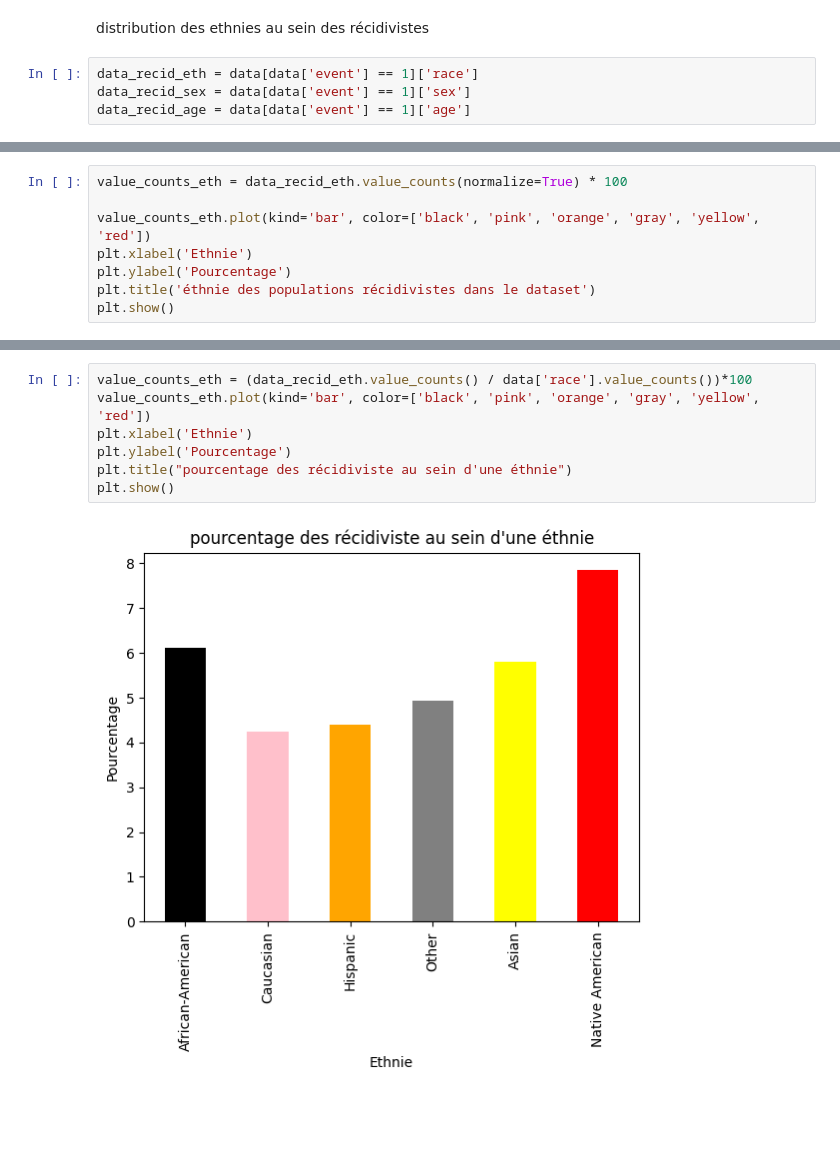
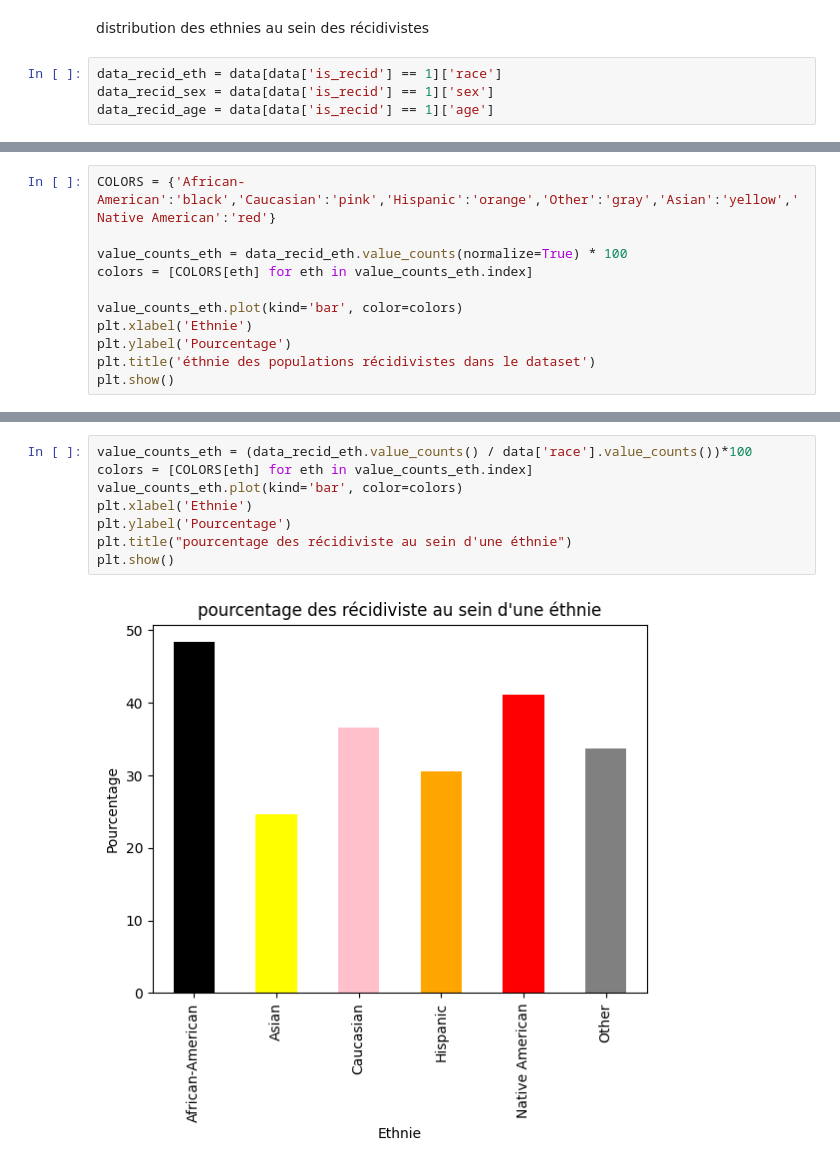
Before and after one commit to RonangLeSang/PROJ831, a Jupyter notebook: stats_recidiv.ipynb, the cells around one changed output, grey strips where cells are left out. Drawn from its saved outputs; the diff is of its cells as text; blank space fills up the shorter version.

Commit message:
[EDIT]: change some errors in stats_recidiv

```diff
--- a/stats_recidiv.ipynb
+++ b/stats_recidiv.ipynb
@@ -34,6 +34,6 @@ data.head()
 # %% [markdown]
 distribution des ethnies au sein des récidivistes
 # %%
-data_recid_eth = data[data['event'] == 1]['race']
-data_recid_sex = data[data['event'] == 1]['sex']
-data_recid_age = data[data['event'] == 1]['age']
+data_recid_eth = data[data['is_recid'] == 1]['race']
+data_recid_sex = data[data['is_recid'] == 1]['sex']
+data_recid_age = data[data['is_recid'] == 1]['age']
@@ -42,7 +40,10 @@ data_recid_age = data[data['event'] == 1]['age']
 # %%
+COLORS = {'African-American':'black','Caucasian':'pink','Hispanic':'orange','Other':'gray','Asian':'yellow','Native American':'red'}
+
 value_counts_eth = data_recid_eth.value_counts(normalize=True) * 100
+colors = [COLORS[eth] for eth in value_counts_eth.index]
 
-value_counts_eth.plot(kind='bar', color=['black', 'pink', 'orange', 'gray', 'yellow', 'red'])
+value_counts_eth.plot(kind='bar', color=colors)
 plt.xlabel('Ethnie')
 plt.ylabel('Pourcentage')
 plt.title('éthnie des populations récidivistes dans le dataset')
@@ -52,12 +53,13 @@ plt.show()
 # %%
 value_counts_eth = (data_recid_eth.value_counts() / data['race'].value_counts())*100
-value_counts_eth.plot(kind='bar', color=['black', 'pink', 'orange', 'gray', 'yellow', 'red'])
+colors = [COLORS[eth] for eth in value_counts_eth.index]
+value_counts_eth.plot(kind='bar', color=colors)
 plt.xlabel('Ethnie')
 plt.ylabel('Pourcentage')
 plt.title("pourcentage des récidiviste au sein d'une éthnie")
 plt.show()
 # %% [output]
-[figure, old version]
+[figure, new version]
 # %%
 value_counts_sex = data_recid_sex.value_counts(normalize=True) * 100
 value_counts_sex.plot(kind='bar', color = ['blue', 'pink'])
```
Also changed, not shown: parts of 6 cells of this notebook, 1 other file.
